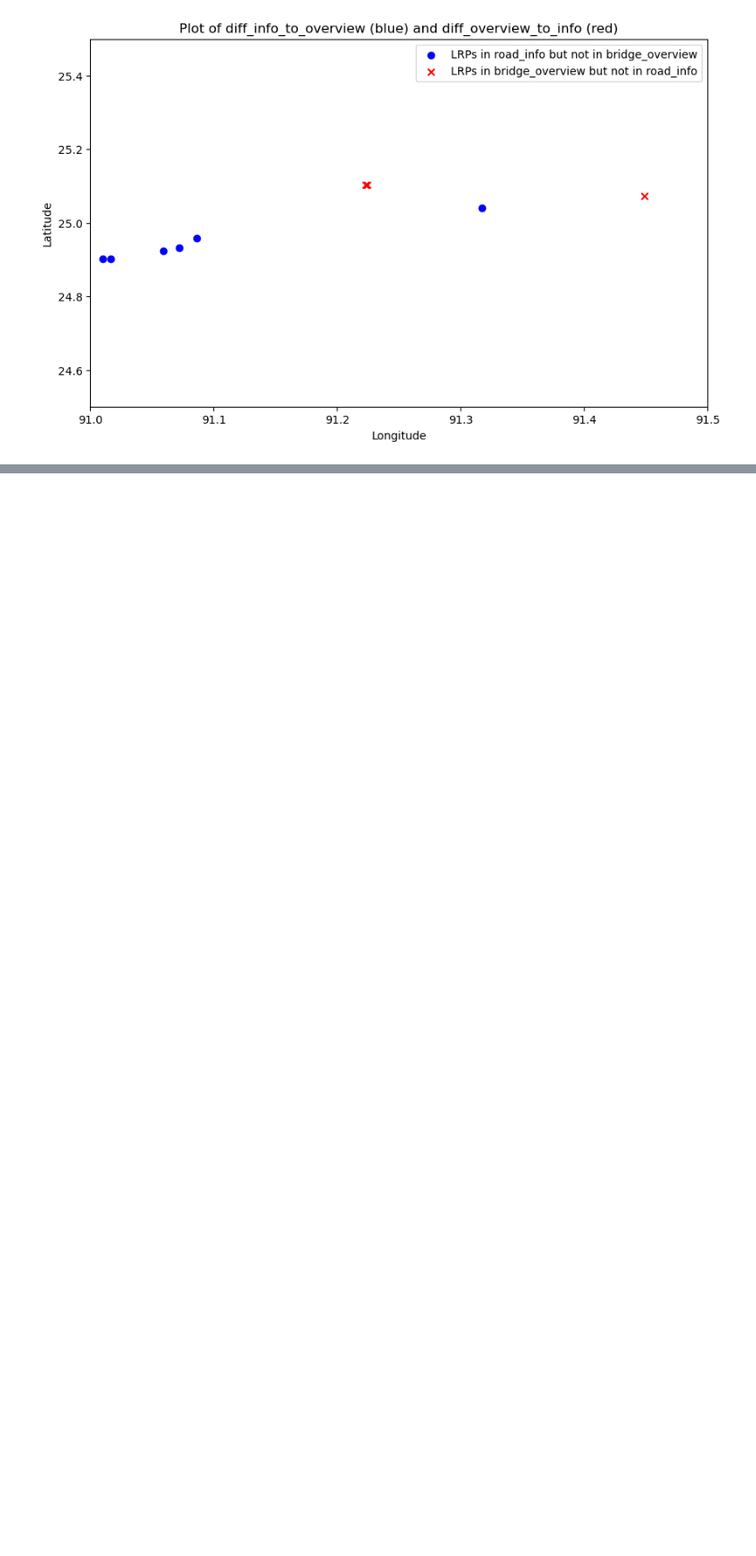
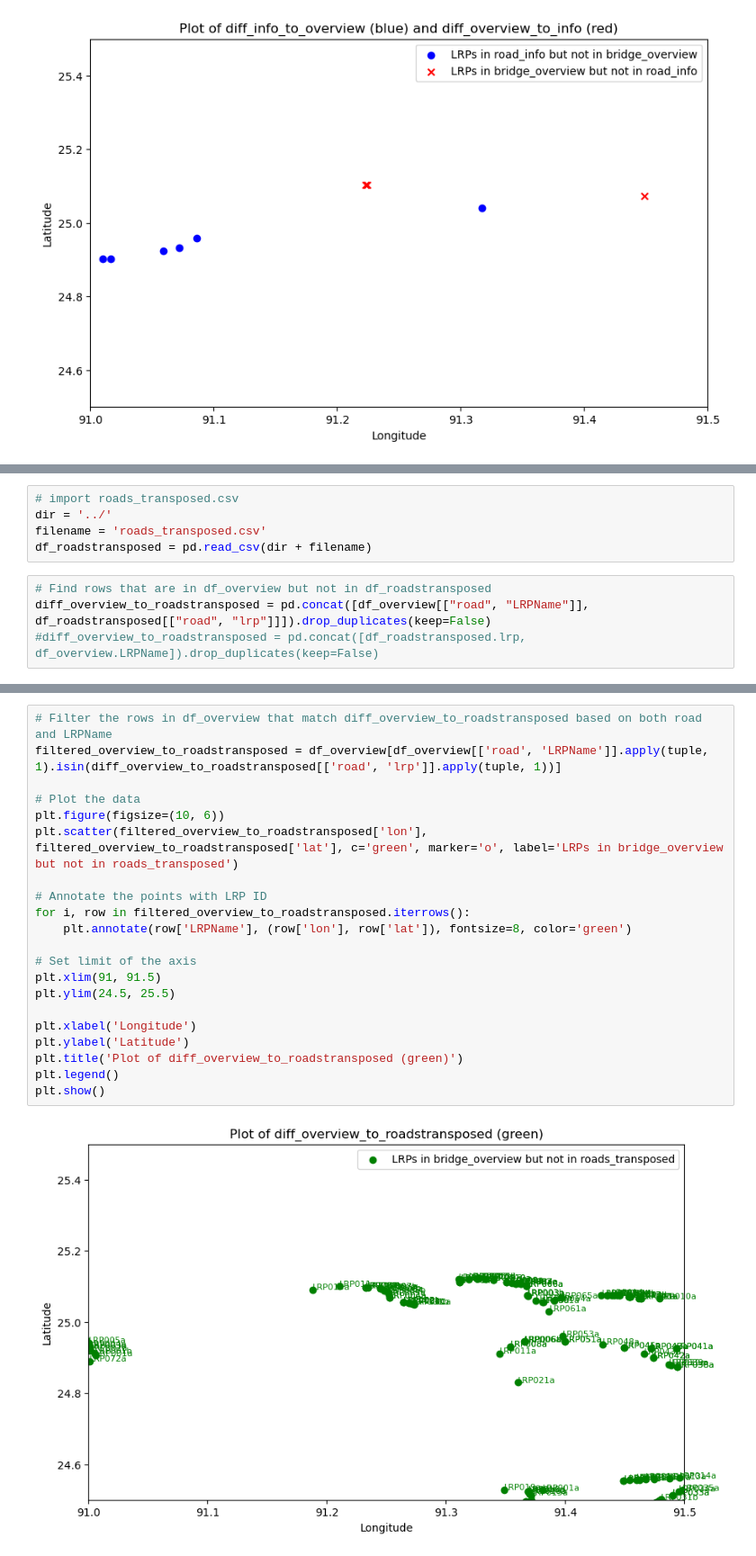
Before and after one commit to daniela1998/Advanced-Simulation-Assignments, a Jupyter notebook: sourcecode/CompareData.ipynb, the cells around one changed output, grey strips where cells are left out. Shown at 90% size. Drawn from its saved outputs; the diff is of its cells as text; blank space fills up the shorter version.

Commit message:
bridges and roads thingy

```diff
--- a/sourcecode/CompareData.ipynb
+++ b/sourcecode/CompareData.ipynb
@@ -181,0 +108,9 @@ ValueError: Can only compare identically-labeled Series objects
+# %%
+# import roads_transposed.csv
+dir = '../'
+filename = 'roads_transposed.csv'
+df_roadstransposed = pd.read_csv(dir + filename)
+# %%
+# Find rows that are in df_overview but not in df_roadstransposed
+diff_overview_to_roadstransposed = pd.concat([df_overview[["road", "LRPName"]], df_roadstransposed[["road", "lrp"]]]).drop_duplicates(keep=False)
+#diff_overview_to_roadstransposed = pd.concat([df_roadstransposed.lrp, df_overview.LRPName]).drop_duplicates(keep=False)
@@ -181,0 +138,23 @@ ValueError: Can only compare identically-labeled Series objects
+# %%
+# Filter the rows in df_overview that match diff_overview_to_roadstransposed based on both road and LRPName
+filtered_overview_to_roadstransposed = df_overview[df_overview[['road', 'LRPName']].apply(tuple, 1).isin(diff_overview_to_roadstransposed[['road', 'lrp']].apply(tuple, 1))]
+
+# Plot the data
+plt.figure(figsize=(10, 6))
+plt.scatter(filtered_overview_to_roadstransposed['lon'], filtered_overview_to_roadstransposed['lat'], c='green', marker='o', label='LRPs in bridge_overview but not in roads_transposed')
+
+# Annotate the points with LRP ID
+for i, row in filtered_overview_to_roadstransposed.iterrows():
+    plt.annotate(row['LRPName'], (row['lon'], row['lat']), fontsize=8, color='green')
+
+# Set limit of the axis
+plt.xlim(91, 91.5)
+plt.ylim(24.5, 25.5)
+
+plt.xlabel('Longitude')
+plt.ylabel('Latitude')
+plt.title('Plot of diff_overview_to_roadstransposed (green)')
+plt.legend()
+plt.show()
+# %% [output]
+[figure, added]
```
Also changed, not shown: parts of 12 cells of this notebook.
